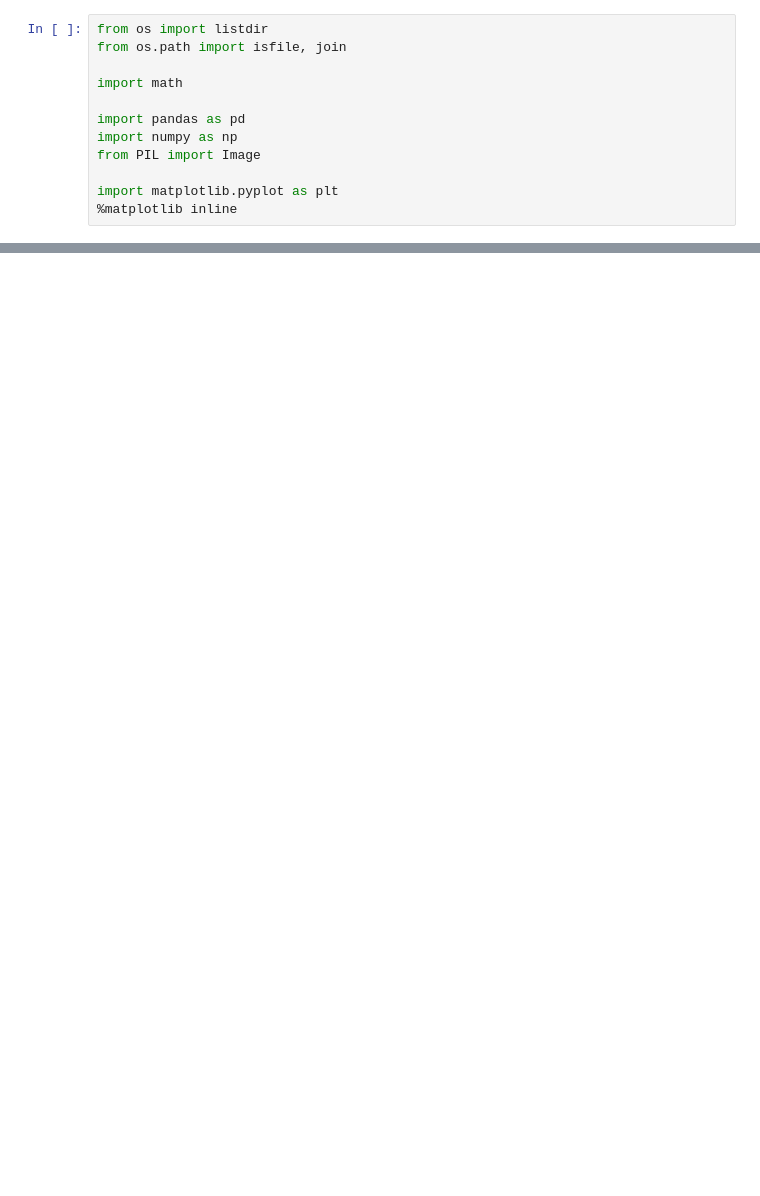
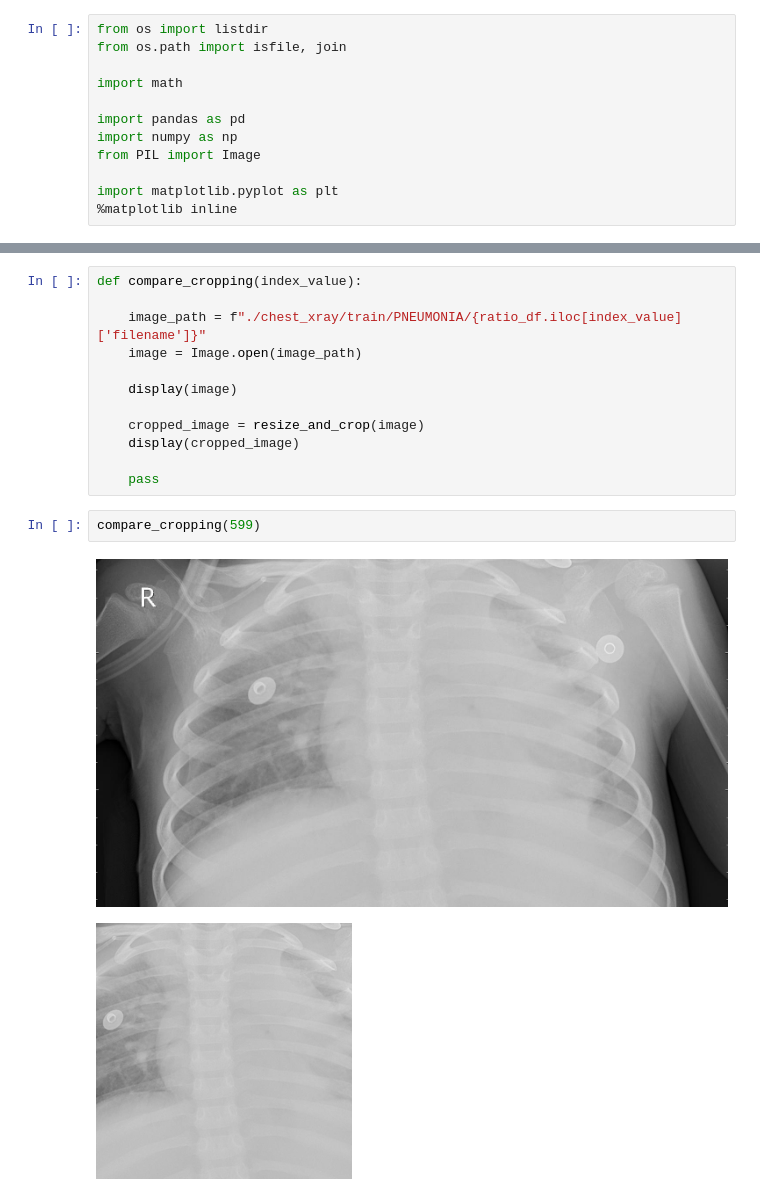
Before and after one commit to brtracy/phase_4_project, a Jupyter notebook: EDA.ipynb, the cells around one changed output, grey strips where cells are left out. Cells and saved outputs as stored; diff of their text form; blank space fills up the shorter version.

```diff
--- a/EDA.ipynb
+++ b/EDA.ipynb
@@ -195,0 +239,17 @@ array([], dtype=float64)
+# %%
+def compare_cropping(index_value):
+
+    image_path = f"./chest_xray/train/PNEUMONIA/{ratio_df.iloc[index_value]['filename']}"
+    image = Image.open(image_path)
+
+    display(image)
+
+    cropped_image = resize_and_crop(image)
+    display(cropped_image)
+
+    pass
+# %%
+compare_cropping(599)
+# %% [output]
+[figure, added]
+[figure, added]
```
Also changed, not shown: parts of 44 cells of this notebook, 1 other file.
